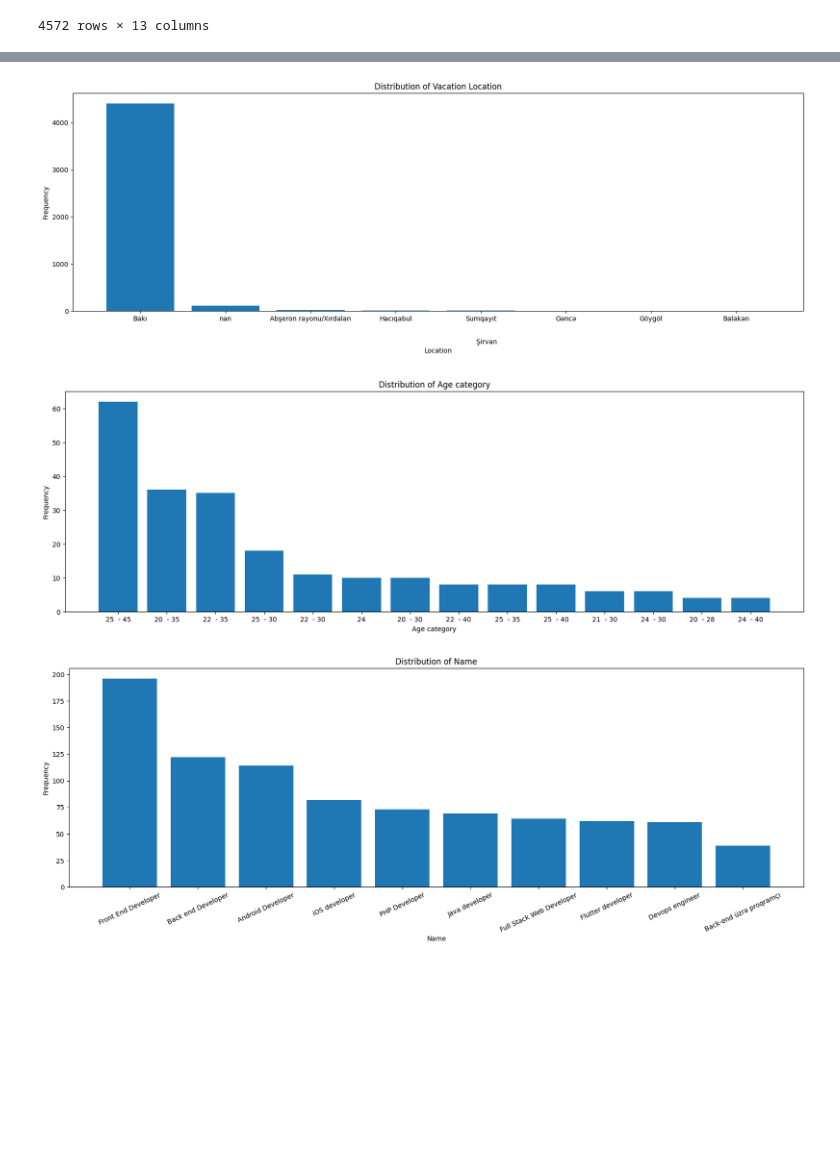
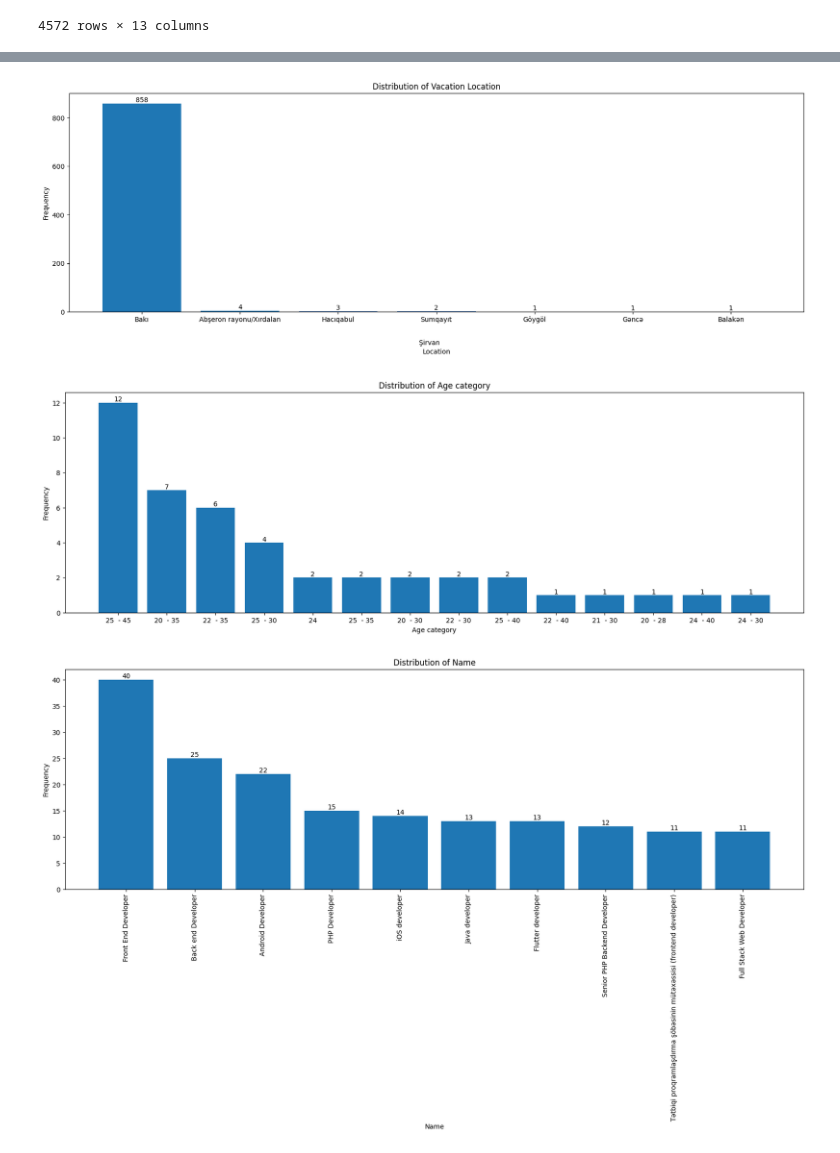
Before and after one commit to LalaMamedova/Data_Science-Analytics_Projects, a Jupyter notebook: Software developer in Azerbaijan/software_analysis/data.ipynb, the cells around one changed output, grey strips where cells are left out. Drawn from its saved outputs; the diff is of its cells as text; code cells hidden in the pictures; blank space fills up the shorter version.

```diff
--- a/Software developer in Azerbaijan/software_analysis/data.ipynb
+++ b/Software developer in Azerbaijan/software_analysis/data.ipynb
@@ -61 +72,11 @@ Name: top, dtype: object
+# %%
+def matplotlib_graphic_count(df,column_name,limit = 0):
+    df[column_name] = df[column_name].astype(str)
+
+    df_without_repeat = merge_similar_strings(df, column_name)
+    if limit == 0:
+        counts =  df_without_repeat[column_name].where(df_without_repeat[column_name] != "nan").dropna().value_counts()
+    else:
+        counts =  df_without_repeat[column_name].where(df_without_repeat[column_name] != "nan").dropna().value_counts()[:limit]
+    return counts
 # %% [raw]
@@ -118,7 +161,7 @@ merged_df
 | 4571 | 889 | Kiber Nüfuzetmə mütəxəssisi - Pen... | https://busy.az/vacancy/77833/kib... | Xalq Bank | Bakı | Tam ştat (full time) | NaN | ... |
 4572 rows × 13 columns
 # %%
-salary_counts =  merged_df['Salary'].where(merged_df['Salary'] != 'Razılaşma yolu ilə').value_counts()
+salary_counts =  original_vacancy['Salary'].where(original_vacancy['Salary'] != 'Razılaşma yolu ilə').value_counts()
 
 plt.figure(figsize=(20,6))
 plt.bar(salary_counts.index, salary_counts.values)
@@ -127,5 +170,7 @@ plt.ylabel('Frequency')
 plt.title('Distribution of Salary')
 plt.xticks(rotation=90)
 
+for i, count in enumerate(salary_counts.values):
+    plt.text(i, count, str(count), ha='center', va='bottom')
 plt.show()
 # %% [output]
@@ -133,6 +178,5 @@ plt.show()
 # %%
-merged_df_without_repeat_location = merge_similar_strings(merged_df, "Location")
-location_counts =  merged_df_without_repeat_location['Location'].dropna().value_counts()
+location_counts = matplotlib_graphic_count(original_vacancy,'Location')
 
 plt.figure(figsize=(20,6))
 plt.bar(location_counts.index, location_counts.values)
@@ -140,11 +184,14 @@ plt.xlabel('Location')
 plt.ylabel('Frequency')
 plt.title('Distribution of Vacation Location')
 
+for i, count in enumerate(location_counts.values):
+    plt.text(i, count, str(count), ha='center', va='bottom')
+
 plt.show()
 # %% [output]
-[figure, old version]
+[figure, new version]
 # %%
-age_category_count =  merged_df['Age category'].dropna().value_counts()
+age_category_count =  original_vacancy['Age category'].dropna().value_counts()
 
 plt.figure(figsize=(20,6))
 plt.bar(age_category_count.index, age_category_count.values)
@@ -152,19 +199,24 @@ plt.xlabel('Age category')
 plt.ylabel('Frequency')
 plt.title('Distribution of Age category')
 
+for i, count in enumerate(age_category_count.values):
+    plt.text(i, count, str(count), ha='center', va='bottom')
+
 plt.show()
 # %% [output]
-[figure, old version]
+[figure, new version]
 # %%
-merged_df_without_repeat_name = merge_similar_strings(merged_df, 'Name')
-vacancy_name_count = merged_df_without_repeat_name['Name'].where(merged_df_without_repeat_name['Name'].str.len() < 25).value_counts()[:10]
+vacancy_name_count = matplotlib_graphic_count(original_vacancy,'Name',10)
 
 plt.figure(figsize=(20,6))
 plt.bar(vacancy_name_count.index, vacancy_name_count.values)
 plt.xlabel('Name')
 plt.ylabel('Frequency')
 plt.title('Distribution of Name')
-plt.xticks(rotation= 25 ,fontsize=10)
+plt.xticks(rotation= 90 ,fontsize=10)
+
+for i, count in enumerate(vacancy_name_count.values):
+    plt.text(i, count, str(count), ha='center', va='bottom')
 plt.show()
 # %% [output]
-[figure, old version]
+[figure, new version]
```
Also changed, not shown: parts of 27 cells of this notebook, 8 other files.
